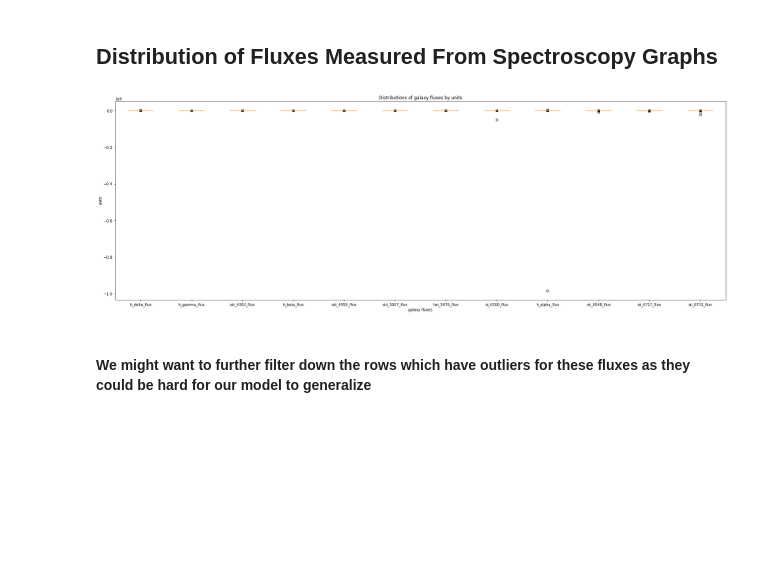
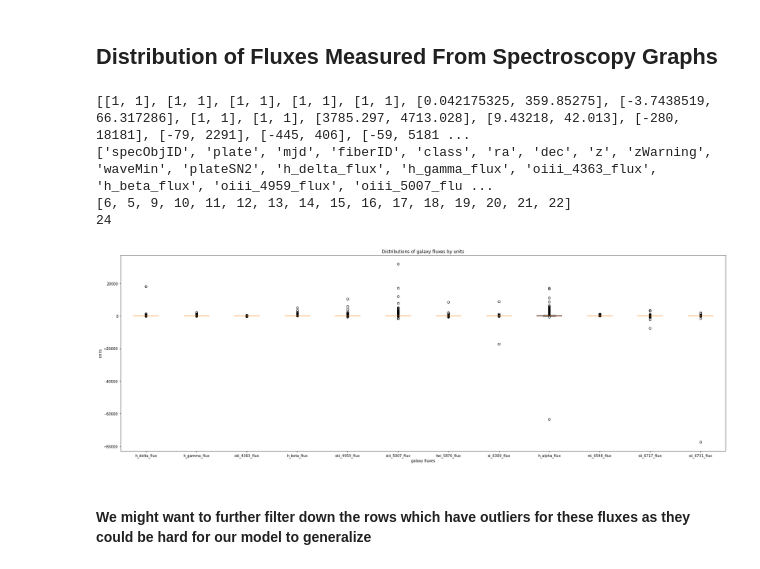
Before and after one commit to lfisher5/DataScienceAlgsProject, a Jupyter notebook: EDA.ipynb, the cells around one changed output. Drawn from its saved outputs; the diff is of its cells as text; code cells hidden in the pictures; blank space fills up the shorter version.

```diff
--- a/EDA.ipynb
+++ b/EDA.ipynb
@@ -139,16 +188,42 @@ for column in cols:
 ###
 # %% [markdown]
 ## Distribution of Fluxes Measured From Spectroscopy Graphs
-# %%
-
-dists = []
-for flux_col_idx in flux_col_idxs:
-    table.data = [row for row in table.data if row[flux_col_idx] < 5*10**6]
-for flux in fluxs:
-    dists.append(table.get_column(flux))
-plot_utils.box_plot_example(dists, fluxs, ['galaxy fluxes', 'units'])
-# %% [output]
-[figure, removed]
+# %%
+scaled_cols = ['dec', 'ra', 'waveMin', 'plateSN2','h_delta_flux', 'h_gamma_flux', 'oiii_4363_flux', 'h_beta_flux', 'oiii_4959_flux', 'oiii_5007_flux', 'hei_5876_flux', 'oi_6300_flux', 'h_alpha_flux', 'nii_6548_flux', 'sii_6717_flux', 'sii_6731_flux']
+scaled_col_idxs = [table.column_names.index(col) for col in scaled_cols]
+dists = []
+for flux_col_idx in flux_col_idxs:
+    table.data = [row for row in table.data if row[flux_col_idx] < 5*10**6]
+col_vals = []
+for flux in fluxs:
+    col = table.get_column(flux)
+    dists.append(col)
+
+for i in range(len(table.data[0])):
+    if i in scaled_col_idxs:
+        col = table.get_column(table.column_names[i])
+        col_vals.append([min(col), max(col)])
+    else:
+        col_vals.append([1,1])
+
+print(col_vals)
+print(table.column_names)
+print(scaled_col_idxs)
+
+print(len(table.data[0]))
+
+for i in range(len(table.data)):
+    for j in range(len(table.data[i])):
+        if j in scaled_col_idxs:
+            table.data[i][j] = (table.data[i][j] - col_vals[j][0]) / (col_vals[j][1] - col_vals[j][0])
+
+plot_utils.box_plot_example(dists, fluxs, ['galaxy fluxes', 'units'])
+# %% [output]
+[[1, 1], [1, 1], [1, 1], [1, 1], [1, 1], [0.042175325, 359.85275], [-3.7438519, 66.317286], [1, 1], [1, 1], [3785.297, 4713.028], [9.43218, 42.013], [-280, 18181], [-79, 2291], [-445, 406], [-59, 5181 ...
+['specObjID', 'plate', 'mjd', 'fiberID', 'class', 'ra', 'dec', 'z', 'zWarning', 'waveMin', 'plateSN2', 'h_delta_flux', 'h_gamma_flux', 'oiii_4363_flux', 'h_beta_flux', 'oiii_4959_flux', 'oiii_5007_flu ...
+[6, 5, 9, 10, 11, 12, 13, 14, 15, 16, 17, 18, 19, 20, 21, 22]
+24
+[figure, added]
 # %% [markdown]
 #### We might want to further filter down the rows which have outliers for these fluxes as they could be hard for our model to generalize
 # %% [markdown]
```
Also changed, not shown: parts of 7 cells of this notebook, 3 other files.
